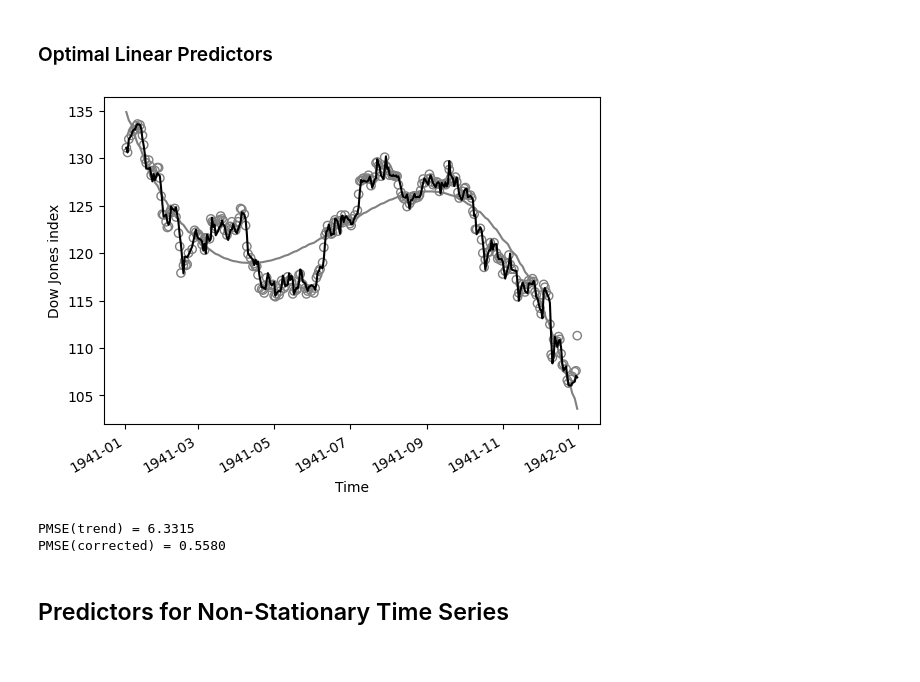
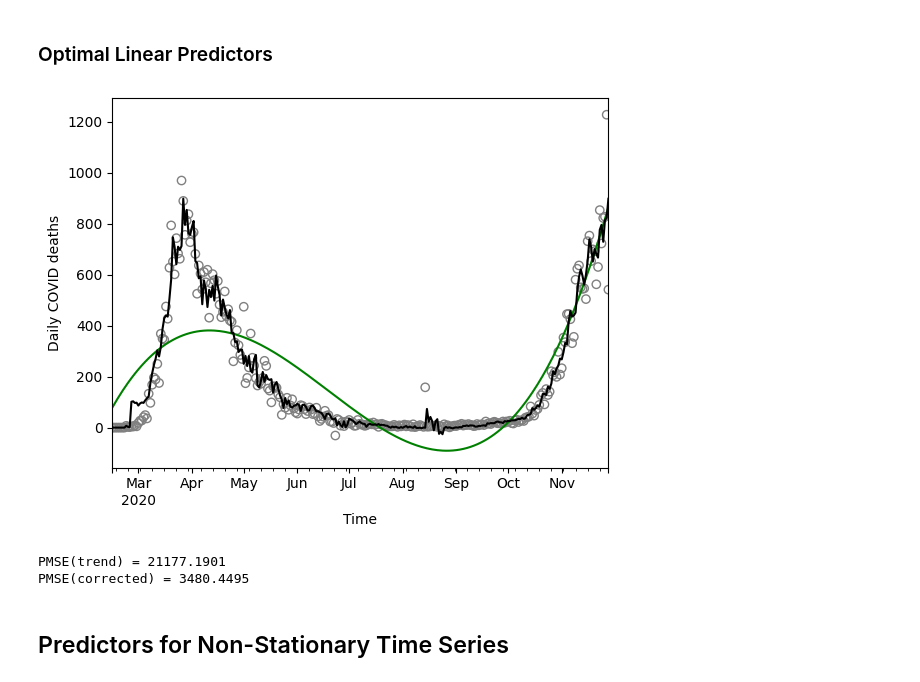
Before and after one commit to gedeck/mistat-code-solutions, a Jupyter notebook: BioMed_DataAnalyst_Course/notebooks/BMDA_Chap006.ipynb, the cells around one changed output. Saved outputs shown, nothing was run; the diff lists cells and outputs as text; code cells hidden in the pictures.

```diff
--- a/BioMed_DataAnalyst_Course/notebooks/BMDA_Chap006.ipynb
+++ b/BioMed_DataAnalyst_Course/notebooks/BMDA_Chap006.ipynb
@@ -97,13 +91,13 @@ dow1941_df.head()
 # %%
 from statsmodels.tsa import tsatools
-dow1941_df = tsatools.add_trend(dow1941_ts, trend='ct')
-model_1 = smf.ols(formula='Dow_Jones_Index ~ trend + 1', data=dow1941_df).fit()
+covid_df = tsatools.add_trend(covid_ts, trend='ct')
+model_1 = smf.ols(formula='Daily_COVID_deaths ~ trend + 1', data=covid_df).fit()
 print(model_1.params)
 print(f'r2-adj: {model_1.rsquared_adj:.3f}')
 
-ax = dow1941_ts.plot(color='grey')
+ax = covid_ts.plot(color='grey')
 ax.set_xlabel('Time')
-ax.set_ylabel('Dow Jones index')
-model_1.predict(dow1941_df).plot(ax=ax, color='black')
+ax.set_ylabel('Daily COVID deaths')
+model_1.predict(covid_df).plot(ax=ax, color='black')
 plt.show()
 # %% [output]
@@ -115,13 +111,12 @@ r2-adj: 0.151
 # %%
-dow1941_df = tsatools.add_trend(dow1941_ts, trend='ct')
-formula = 'Dow_Jones_Index ~ I(trend**3) + I(trend**2) + trend + 1'
-model_2 = smf.ols(formula=formula, data=dow1941_df).fit()
+formula = 'Daily_COVID_deaths ~ I(trend**3) + I(trend**2) + trend + 1'
+model_2 = smf.ols(formula=formula, data=covid_df).fit()
 print(model_2.params)
 print(f'r2-adj: {model_2.rsquared_adj:.3f}')
 
-ax = dow1941_ts.plot(color='grey')
+ax = covid_ts.plot(color='grey')
 ax.set_xlabel('Time')
-ax.set_ylabel('Dow Jones index')
-model_2.predict(dow1941_df).plot(ax=ax, color='black')
+ax.set_ylabel('Daily COVID deaths')
+model_2.predict(covid_df).plot(ax=ax, color='black')
 plt.show()
 # %% [output]
@@ -135,14 +132,13 @@ r2-adj: 0.809
 # %%
-dow1941_df = tsatools.add_trend(dow1941_ts, trend='ct')
-dow1941_df['month'] = dow1941_df.index.month
-poly_formula = 'Dow_Jones_Index ~ C(month) + I(trend**3) + I(trend**2) + trend + 1'
-model_3 = smf.ols(formula=poly_formula, data=dow1941_df).fit()
+covid_df['month'] = covid_df.index.month
+poly_formula = 'Daily_COVID_deaths ~ C(month) + I(trend**3) + I(trend**2) + trend + 1'
+model_3 = smf.ols(formula=poly_formula, data=covid_df).fit()
 print(model_3.params)
 print(f'r2-adj: {model_3.rsquared_adj:.3f}')
 
-ax = dow1941_ts.plot(color='grey')
+ax = covid_ts.plot(color='grey')
 ax.set_xlabel('Time')
 ax.set_ylabel('Dow Jones index')
-model_3.predict(dow1941_df).plot(ax=ax, color='black')
+model_3.predict(covid_df).plot(ax=ax, color='black')
 plt.show()
 # %% [output]
@@ -320,24 +310,24 @@ warnings.simplefilter('default', category=ValueWarning)
 ### Optimal Linear Predictors
 # %%
 predictedError = mistat.optimalLinearPredictor(model_2.resid,11,nlags=10)
-predictedTrend = model_2.predict(dow1941_df)
+predictedTrend = model_2.predict(covid_df)
 correctedTrend = predictedTrend + predictedError
 
 fig, ax = plt.subplots()
-ax.scatter(dow1941_ts.index, dow1941_ts,
+ax.scatter(covid_ts.index, covid_ts,
            facecolors='none', edgecolors='grey')
-predictedTrend.plot(ax=ax, color='grey')
+predictedTrend.plot(ax=ax, color='green')
 correctedTrend.plot(ax=ax, color='black')
 ax.set_xlabel('Time')
-ax.set_ylabel('Dow Jones index')
+ax.set_ylabel('Daily COVID deaths')
 plt.show()
 
-print(f'PMSE(trend) = {np.mean((predictedTrend - dow1941_ts)**2):.4f}')
-print(f'PMSE(corrected) = {np.mean((correctedTrend-dow1941_ts)**2):.4f}')
+print(f'PMSE(trend) = {np.mean((predictedTrend - covid_ts)**2):.4f}')
+print(f'PMSE(corrected) = {np.mean((correctedTrend-covid_ts)**2):.4f}')
 # %% [output]
-[figure, old version]
+[figure, new version]
-PMSE(trend) = 6.3315
-PMSE(corrected) = 0.5580
+PMSE(trend) = 21177.1901
+PMSE(corrected) = 3480.4495
 # %% [markdown]
 ## Predictors for Non-Stationary Time Series
 # %% [markdown]
```
Also changed, not shown: parts of 25 cells of this notebook, 7 other files.
